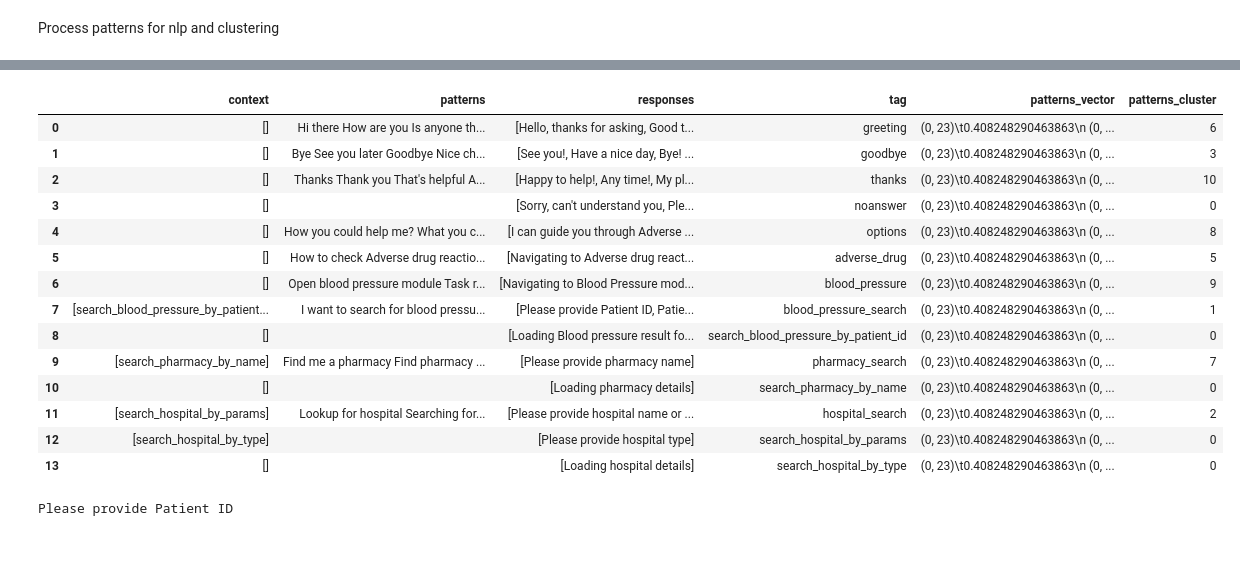
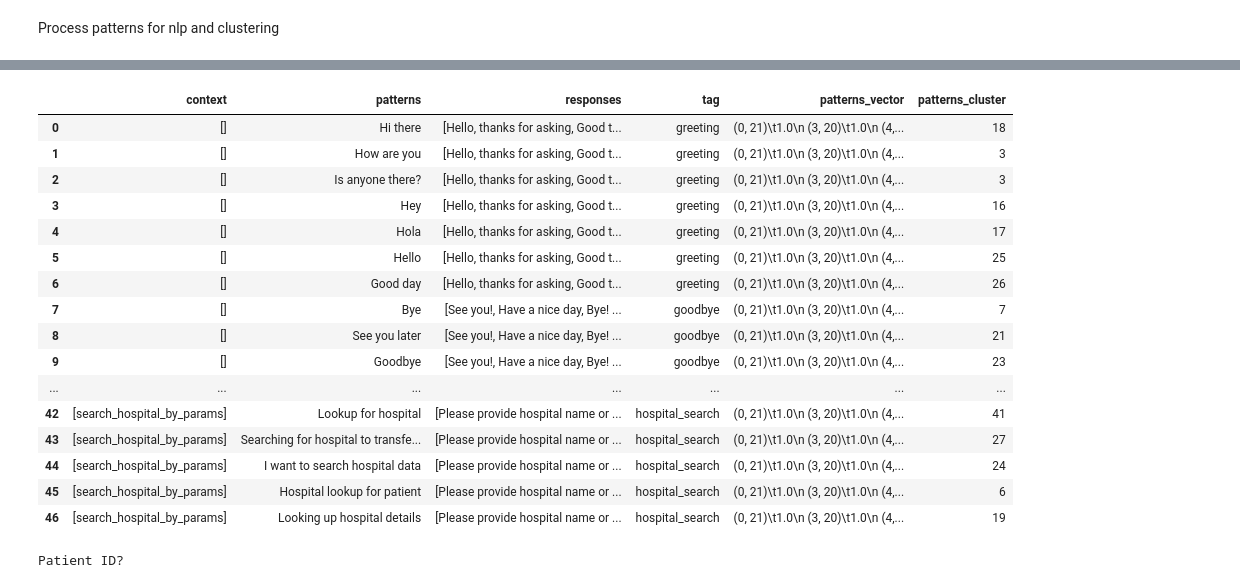
Before and after one commit to rockstardotb/COMP4449, a Jupyter notebook: Midterm/main.ipynb, the cells around one changed output, grey strips where cells are left out. Saved outputs shown, nothing was run; the diff lists cells and outputs as text; code cells hidden in the pictures; blank space fills up the shorter version.

Commit message:
expanded patterns column into multiple rows. Optimize n_clusters

```diff
--- a/Midterm/main.ipynb
+++ b/Midterm/main.ipynb
@@ -100,9 +82,15 @@ df_intents
+# %%
+df = pd.DataFrame(intents['intents'])
+df_intents = pd.DataFrame({
+              col:np.repeat(df[col].values, df['patterns'].str.len())
+              for col in df.columns.difference(['patterns'])
+          }).assign(**{'patterns':np.concatenate(df['patterns'].values)})[df.columns.tolist()]
 # %%
 tqdm.pandas()
 stop = stopwords.words()
 
 df_intents['patterns_vector'] = [[]]*len(df_intents.patterns.values)
-df_intents.patterns = df_intents.patterns.apply(' '.join)
+#df_intents.patterns = df_intents.patterns.apply(' '.join)
 for idx, val in df_intents.patterns.items():
     lowered = val.replace("[^\w\s]", "").lower()
     df_intents.set_value(idx, 'patterns_vector', ' '.join([item for item in lowered.split()
@@ -111,10 +99,10 @@ tfidf = TfidfVectorizer(
     min_df = 0,
     max_df = 0.95,
     max_features = 8000,
-    stop_words = 'english'
+    stop_words = 'english',
+    use_idf = False,
 )
 
-print(df_intents.patterns_vector)
 tfidf.fit(df_intents.patterns_vector)
 patterns_tfidf = tfidf.transform(df_intents.patterns_vector)
 
@@ -146,38 +142,43 @@ Name: patterns_vector, dtype: object
 # %%
-n_clusters = len(intents['intents'])
+n_clusters = 43
 
-mini = MiniBatchKMeans(n_clusters=n_clusters, init_size=1024, batch_size=2048,
+#model = KMeans(n_clusters=n_clusters, init='k-means++', max_iter=100, n_init=1).fit(patterns_tfidf)
+
+model = MiniBatchKMeans(n_clusters=n_clusters, init_size=1024, batch_size=2048,
                                             random_state=20).fit(patterns_tfidf)
-df_intents['patterns_cluster'] = mini.predict(patterns_tfidf)
+
+df_intents['patterns_cluster'] = model.predict(patterns_tfidf)
 df_intents
 # %% [output]
 |  | context | patterns | responses | tag | patterns_vector | patterns_cluster |
-| 0 | [] | Hi there How are you Is anyone th... | [Hello, thanks for asking, Good t... | greeting | (0, 23)\t0.408248290463863\n (0, ... | 6 |
-| 1 | [] | Bye See you later Goodbye Nice ch... | [See you!, Have a nice day, Bye! ... | goodbye | (0, 23)\t0.408248290463863\n (0, ... | 3 |
-| 2 | [] | Thanks Thank you That's helpful A... | [Happy to help!, Any time!, My pl... | thanks | (0, 23)\t0.408248290463863\n (0, ... | 10 |
-| 3 | [] |  | [Sorry, can't understand you, Ple... | noanswer | (0, 23)\t0.408248290463863\n (0, ... | 0 |
-| 4 | [] | How you could help me? What you c... | [I can guide you through Adverse ... | options | (0, 23)\t0.408248290463863\n (0, ... | 8 |
-| 5 | [] | How to check Adverse drug reactio... | [Navigating to Adverse drug react... | adverse_drug | (0, 23)\t0.408248290463863\n (0, ... | 5 |
-| 6 | [] | Open blood pressure module Task r... | [Navigating to Blood Pressure mod... | blood_pressure | (0, 23)\t0.408248290463863\n (0, ... | 9 |
-| 7 | [search_blood_pressure_by_patient... | I want to search for blood pressu... | [Please provide Patient ID, Patie... | blood_pressure_search | (0, 23)\t0.408248290463863\n (0, ... | 1 |
-| 8 | [] |  | [Loading Blood pressure result fo... | search_blood_pressure_by_patient_id | (0, 23)\t0.408248290463863\n (0, ... | 0 |
-| 9 | [search_pharmacy_by_name] | Find me a pharmacy Find pharmacy ... | [Please provide pharmacy name] | pharmacy_search | (0, 23)\t0.408248290463863\n (0, ... | 7 |
-| 10 | [] |  | [Loading pharmacy details] | search_pharmacy_by_name | (0, 23)\t0.408248290463863\n (0, ... | 0 |
-| 11 | [search_hospital_by_params] | Lookup for hospital Searching for... | [Please provide hospital name or ... | hospital_search | (0, 23)\t0.408248290463863\n (0, ... | 2 |
-| 12 | [search_hospital_by_type] |  | [Please provide hospital type] | search_hospital_by_params | (0, 23)\t0.408248290463863\n (0, ... | 0 |
-| 13 | [] |  | [Loading hospital details] | search_hospital_by_type | (0, 23)\t0.408248290463863\n (0, ... | 0 |
+| 0 | [] | Hi there | [Hello, thanks for asking, Good t... | greeting | (0, 21)\t1.0\n (3, 20)\t1.0\n (4,... | 18 |
+| 1 | [] | How are you | [Hello, thanks for asking, Good t... | greeting | (0, 21)\t1.0\n (3, 20)\t1.0\n (4,... | 3 |
+| 2 | [] | Is anyone there? | [Hello, thanks for asking, Good t... | greeting | (0, 21)\t1.0\n (3, 20)\t1.0\n (4,... | 3 |
+| 3 | [] | Hey | [Hello, thanks for asking, Good t... | greeting | (0, 21)\t1.0\n (3, 20)\t1.0\n (4,... | 16 |
+| 4 | [] | Hola | [Hello, thanks for asking, Good t... | greeting | (0, 21)\t1.0\n (3, 20)\t1.0\n (4,... | 17 |
+| 5 | [] | Hello | [Hello, thanks for asking, Good t... | greeting | (0, 21)\t1.0\n (3, 20)\t1.0\n (4,... | 25 |
+| 6 | [] | Good day | [Hello, thanks for asking, Good t... | greeting | (0, 21)\t1.0\n (3, 20)\t1.0\n (4,... | 26 |
+| 7 | [] | Bye | [See you!, Have a nice day, Bye! ... | goodbye | (0, 21)\t1.0\n (3, 20)\t1.0\n (4,... | 7 |
+| 8 | [] | See you later | [See you!, Have a nice day, Bye! ... | goodbye | (0, 21)\t1.0\n (3, 20)\t1.0\n (4,... | 21 |
+| 9 | [] | Goodbye | [See you!, Have a nice day, Bye! ... | goodbye | (0, 21)\t1.0\n (3, 20)\t1.0\n (4,... | 23 |
+| ... | ... | ... | ... | ... | ... | ... |
+| 42 | [search_hospital_by_params] | Lookup for hospital | [Please provide hospital name or ... | hospital_search | (0, 21)\t1.0\n (3, 20)\t1.0\n (4,... | 41 |
+| 43 | [search_hospital_by_params] | Searching for hospital to transfe... | [Please provide hospital name or ... | hospital_search | (0, 21)\t1.0\n (3, 20)\t1.0\n (4,... | 27 |
+| 44 | [search_hospital_by_params] | I want to search hospital data | [Please provide hospital name or ... | hospital_search | (0, 21)\t1.0\n (3, 20)\t1.0\n (4,... | 24 |
+| 45 | [search_hospital_by_params] | Hospital lookup for patient | [Please provide hospital name or ... | hospital_search | (0, 21)\t1.0\n (3, 20)\t1.0\n (4,... | 6 |
+| 46 | [search_hospital_by_params] | Looking up hospital details | [Please provide hospital name or ... | hospital_search | (0, 21)\t1.0\n (3, 20)\t1.0\n (4,... | 19 |
 # %%
-test = 'blood pressure results'
+test = 'Show blood pressure results for patient'
 
 lowered = test.replace("[^\w\s]", "").lower()
 stripped = ' '.join([item for item in lowered.split() if item not in stop])
 
 test_vector = tfidf.transform([stripped])
 
-predicted_cluster = mini.predict(test_vector)[0]
+predicted_cluster = model.predict(test_vector)[0]
 
-response = list(df_intents[df_intents.patterns_cluster==predicted_cluster].responses)[0][0]
+response = np.random.choice(list(df_intents[df_intents.patterns_cluster==predicted_cluster].responses)[0])
 
 print(response)
 # %% [output]
-Please provide Patient ID
+Patient ID?
```
Also changed, not shown: parts of 5 cells of this notebook.
